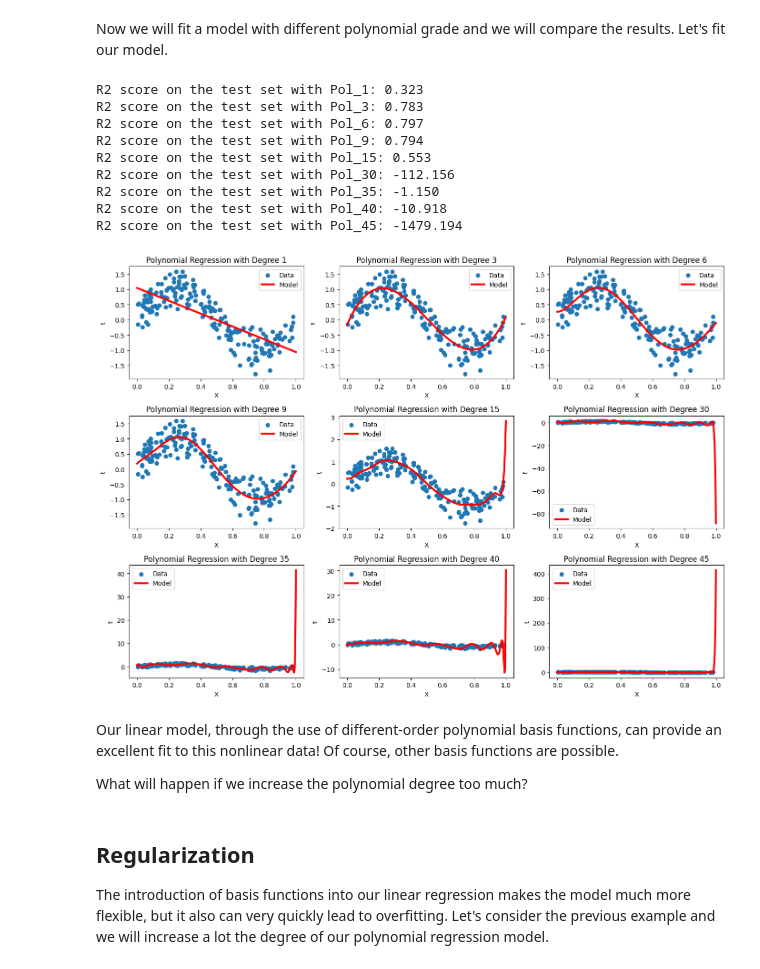
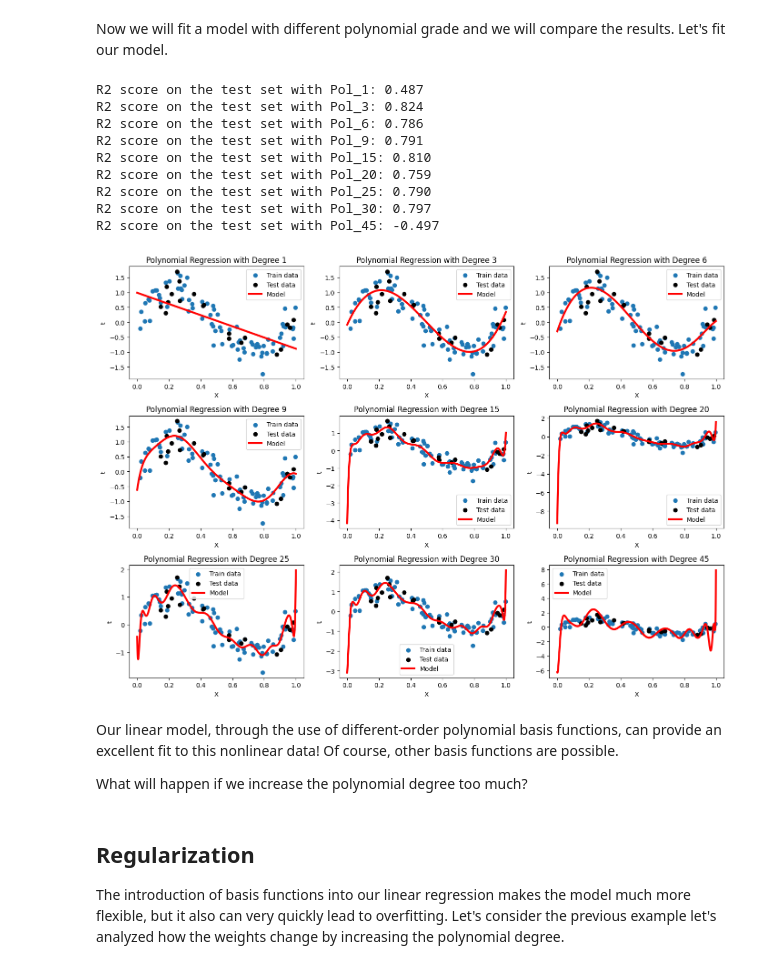
Before and after one commit to LeonardoSaccotelli/Machine-Learning-Collection-Lab, a Jupyter notebook: Machine-Learning-Lab/3-Linear-Models/3.0-Linear-Regression.ipynb, the cells around one changed output. Saved outputs shown, nothing was run; the diff lists cells and outputs as text; code cells hidden in the pictures.

Commit message:
Updated 3.0-Linear-Regression.ipynb
In 3.0-Linear-Regression.ipynb added a section related to the use of Regularization techniques (Ridge, Lasso).

```diff
--- a/Machine-Learning-Lab/3-Linear-Models/3.0-Linear-Regression.ipynb
+++ b/Machine-Learning-Lab/3-Linear-Models/3.0-Linear-Regression.ipynb
@@ -196,9 +196,10 @@ The cleanest way to achieve this is to use a pipeline.
 # %% [markdown]
 Let's create some data that do not have a linear shape.
 # %%
-rng = np.random.RandomState(1)
-X = np.sort(np.random.rand(250))
-t = np.sin(2 * np.pi * X) + np.random.normal(scale=0.3, size=250)
+rng = np.random.RandomState()
+n_point = 100
+X = np.sort(np.random.rand(n_point))
+t = np.sin(2 * np.pi * X) + np.random.normal(scale=0.30, size=n_point)
 # %% [markdown]
 Let's visualize our input features with respect the target value.
 # %%
@@ -219,47 +220,48 @@ Now we will fit a model with different polynomial grade and we will compare the
 from sklearn.pipeline import make_pipeline
 
 # Degrees to test
-degrees = [1, 3, 6, 9, 15, 30, 35, 40, 45]
+degrees = [1, 3, 6, 9, 15, 20, 25, 30, 45]
 poly_models = []
 
 plt.figure(figsize=(14, 10))
 
 for i, degree in enumerate(degrees):
     plt.subplot(3, 3, i + 1)
     plt.scatter(X_train, t_train, marker='o')
+    plt.scatter(X_test, t_test, marker='o', color='k')
 
     # Create polynomial features
     polynomial_features = PolynomialFeatures(degree=degree)
     linear_regression = LinearRegression()
     poly_model = make_pipeline(polynomial_features, linear_regression)
     poly_model.fit(X_train[:, np.newaxis], t_train)
     poly_models.append(poly_model)
 
     print(f'R2 score on the test set with Pol_{degrees[i]}: '
           f'{poly_model.score(X_test[:, np.newaxis], t_test):.3f}')
 
     # Plotting
     X_plot = np.linspace(0, 1, 1000)
     y_plot = poly_model.predict(X_plot[:, np.newaxis])
     plt.plot(X_plot, y_plot, color='red', linewidth=3)
     plt.xlabel("X")
     plt.ylabel("t")
-    plt.legend(['Data', 'Model'], loc='best')
+    plt.legend(['Train data', 'Test data', 'Model'], loc='best')
     plt.title(f"Polynomial Regression with Degree {degree}")
 
 plt.tight_layout()
 plt.show()
 # %% [output]
-R2 score on the test set with Pol_1: 0.323
-R2 score on the test set with Pol_3: 0.783
-R2 score on the test set with Pol_6: 0.797
-R2 score on the test set with Pol_9: 0.794
-R2 score on the test set with Pol_15: 0.553
-R2 score on the test set with Pol_30: -112.156
-R2 score on the test set with Pol_35: -1.150
-R2 score on the test set with Pol_40: -10.918
-R2 score on the test set with Pol_45: -1479.194
+R2 score on the test set with Pol_1: 0.487
+R2 score on the test set with Pol_3: 0.824
+R2 score on the test set with Pol_6: 0.786
+R2 score on the test set with Pol_9: 0.791
+R2 score on the test set with Pol_15: 0.810
+R2 score on the test set with Pol_20: 0.759
+R2 score on the test set with Pol_25: 0.790
+R2 score on the test set with Pol_30: 0.797
+R2 score on the test set with Pol_45: -0.497
-[figure, old version]
+[figure, new version]
 # %% [markdown]
 Our linear model, through the use of different-order polynomial basis functions, can provide an excellent fit to this nonlinear data! Of course, other basis functions are possible.
 
@@ -268,4 +270,4 @@ What will happen if we increase the polynomial degree too much?
 ## Regularization
 
 The introduction of basis functions into our linear regression makes the model much more flexible, but it also can very quickly lead to overfitting.
- Let's consider the previous example and we will increase a lot the degree of our polynomial regression model.
+ Let's consider the previous example let's analyzed how the weights change by increasing the polynomial degree.
```
Also changed, not shown: parts of 20 cells of this notebook.
